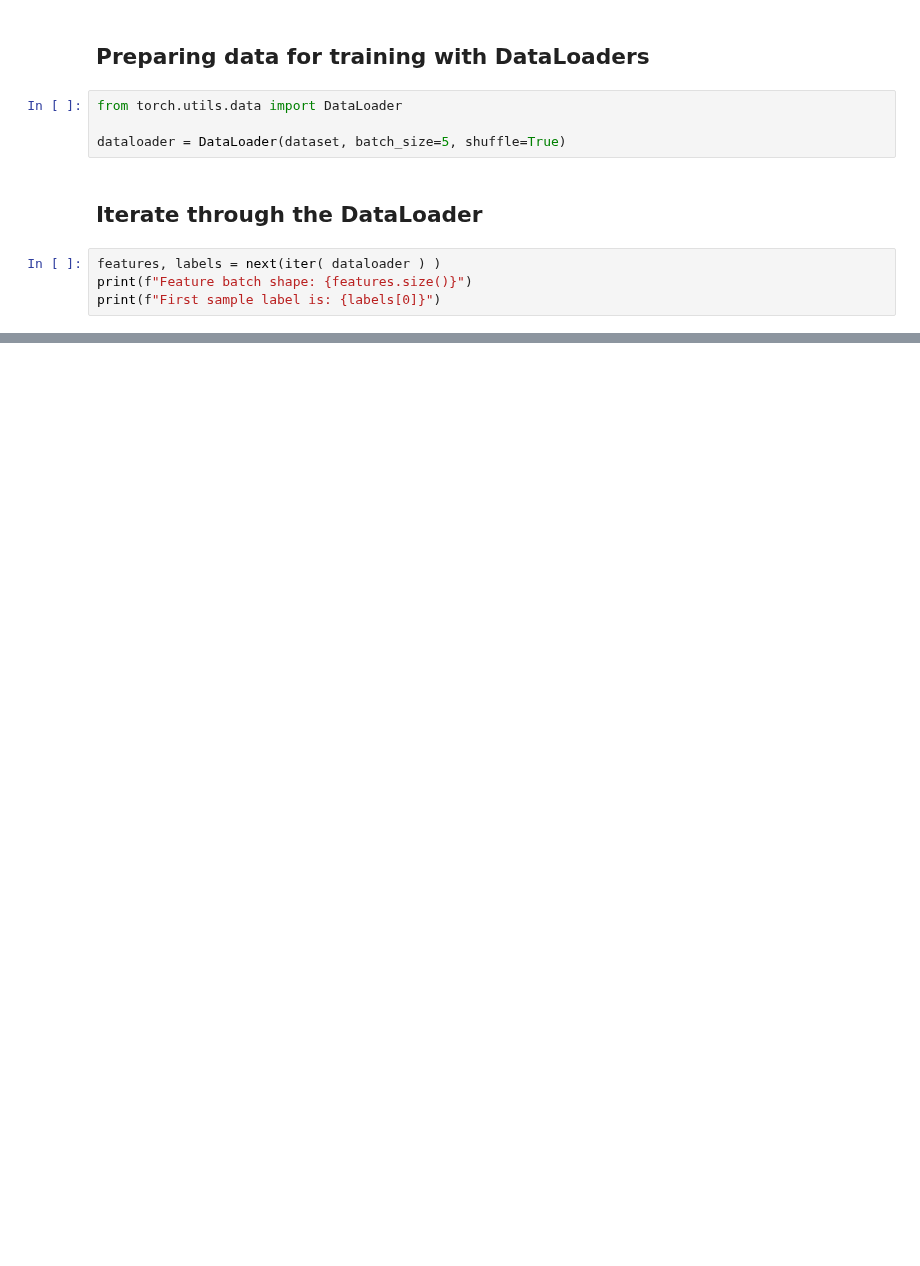
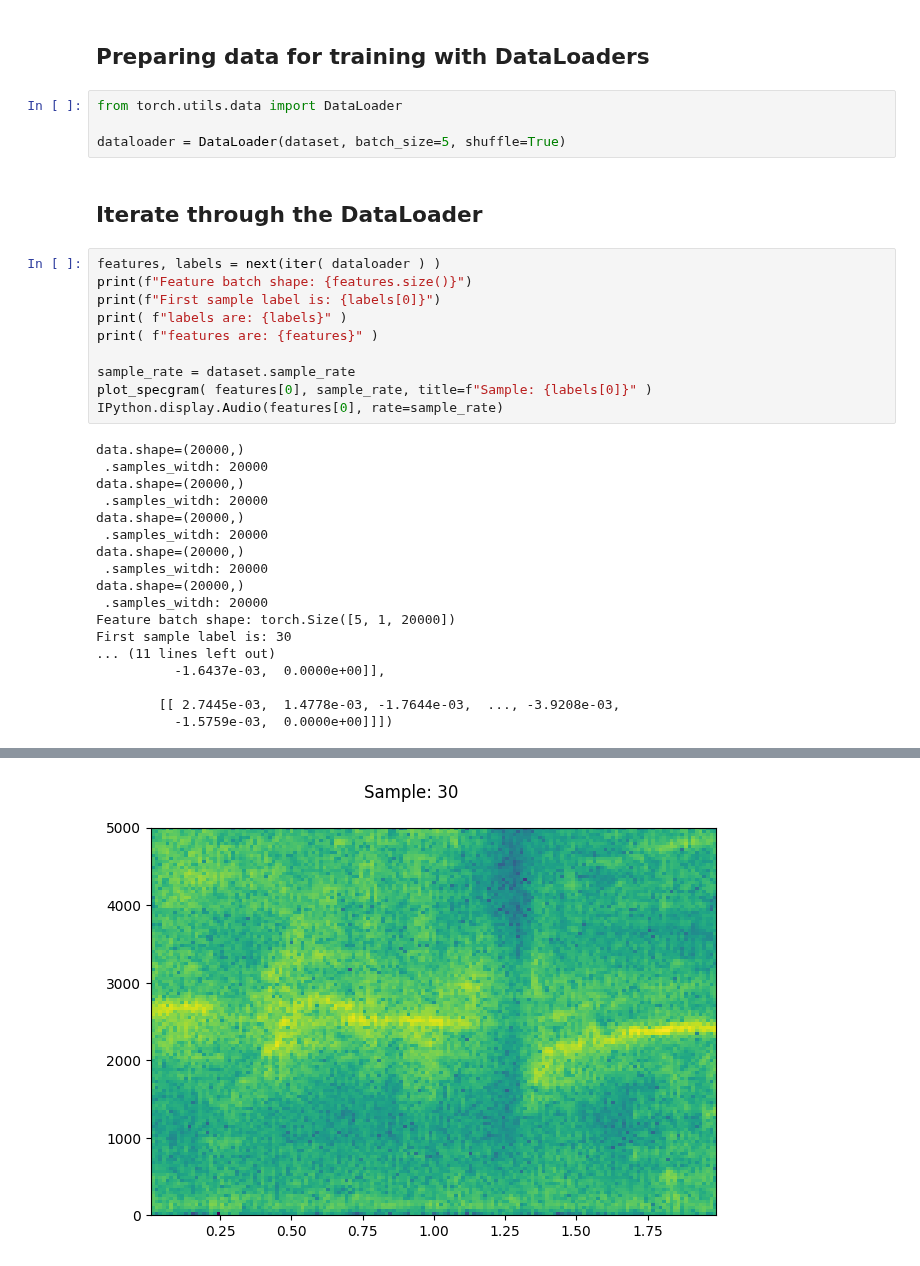
Before and after one commit to bimea/megamicros, a Jupyter notebook: notebooks/getstarted_AilabDataset.ipynb, the cells around one changed output, grey strips where cells are left out. Saved outputs shown, nothing was run; the diff lists cells and outputs as text; blank space fills up the shorter version.

```diff
--- a/notebooks/getstarted_AilabDataset.ipynb
+++ b/notebooks/getstarted_AilabDataset.ipynb
@@ -100,3 +100,27 @@ dataloader = DataLoader(dataset, batch_size=5, shuffle=True)
 features, labels = next(iter( dataloader ) )
 print(f"Feature batch shape: {features.size()}")
 print(f"First sample label is: {labels[0]}")
+print( f"labels are: {labels}" )
+print( f"features are: {features}" )
+
+sample_rate = dataset.sample_rate
+plot_specgram( features[0], sample_rate, title=f"Sample: {labels[0]}" )
+IPython.display.Audio(features[0], rate=sample_rate)
+# %% [output]
+data.shape=(20000,)
+ .samples_witdh: 20000
+data.shape=(20000,)
+ .samples_witdh: 20000
+data.shape=(20000,)
+ .samples_witdh: 20000
+data.shape=(20000,)
+ .samples_witdh: 20000
+data.shape=(20000,)
+ .samples_witdh: 20000
+Feature batch shape: torch.Size([5, 1, 20000])
+First sample label is: 30
+... (11 lines left out)
+          -1.6437e-03,  0.0000e+00]],
+
+        [[ 2.7445e-03,  1.4778e-03, -1.7644e-03,  ..., -3.9208e-03,
+          -1.5759e-03,  0.0000e+00]]])
@@ -102,0 +128 @@ print(f"First sample label is: {labels[0]}")
+[figure, added]
```
Also changed, not shown: parts of 3 cells of this notebook, 1 other file.
